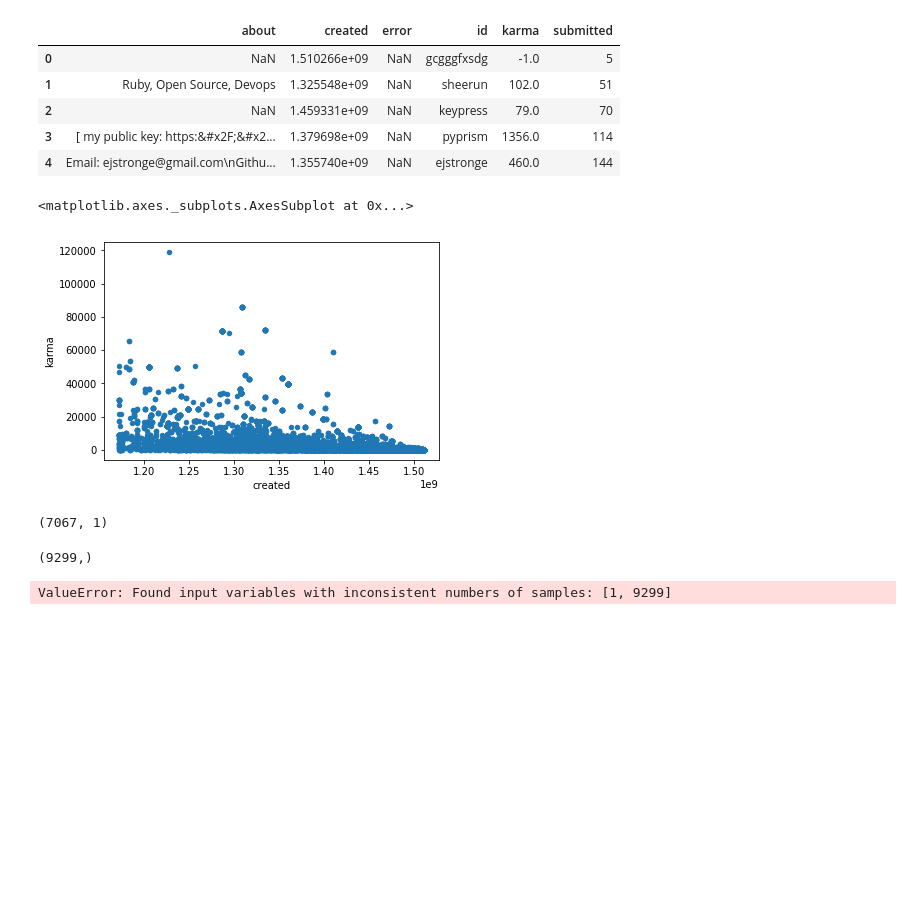
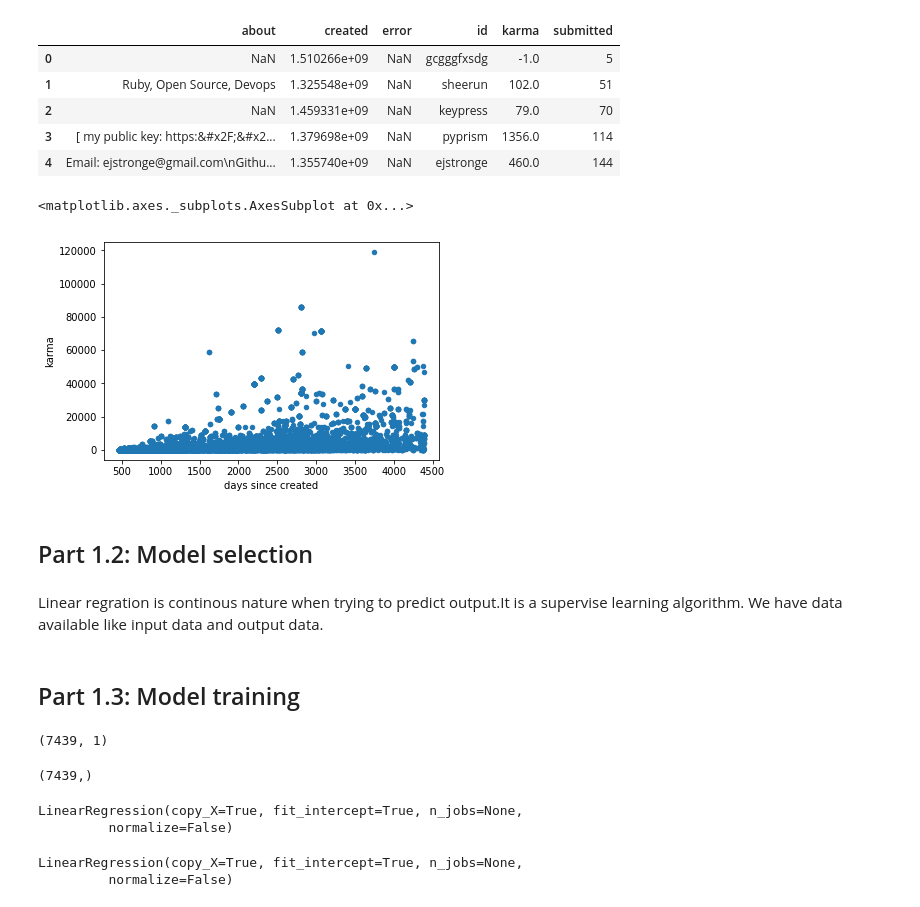
Before and after one commit to OnkelDunkel/AIAssignment1, a Jupyter notebook: Another final.ipynb, the cells around one changed output. Saved outputs shown, nothing was run; the diff lists cells and outputs as text; code cells hidden in the pictures; blank space fills up the shorter version.

```diff
--- a/Another final.ipynb
+++ b/Another final.ipynb
@@ -19,35 +17,64 @@ data = data[data['created'].notnull()]
+# %%
+data = data[data['created'].notnull()]
+
+import datetime
+now = datetime.datetime.now()
+def get_time_since_creation(created):
+    try:
+        i = int(created)
+        create_date = datetime.datetime.fromtimestamp(i)
+        return (now - create_date).days
+    except ValueError:
+        print('Not an integer')
+        print(created)
+
+data['days since created'] = data.apply(
+    lambda row: get_time_since_creation(row['created']), axis=1
+)
 # %%
 %matplotlib inline
-data.plot.scatter(x="created", y="karma")
+data.plot.scatter(x="days since created", y="karma")
 # %% [output]
 <matplotlib.axes._subplots.AxesSubplot at 0x...>
-[figure, old version]
+[figure, new version]
+# %% [markdown]
+## Part 1.2: Model selection
+# %% [markdown]
+Linear regration is continous nature when trying to predict output.It is a supervise learning algorithm. We have data available like input data and output data.
+# %% [markdown]
+## Part 1.3: Model training
 # %%
 import numpy as np
 from sklearn.model_selection import train_test_split
 
-xs = data["created"]
+xs = data["days since created"]
 ys = data["karma"]
 
 x_train, x_test, y_train, y_test = train_test_split(
-    xs, ys, test_size=0.24, random_state=42
+    xs, ys, test_size=0.20, random_state=42
 )
 
 xs_reshape = np.array(x_train).reshape(-1, 1)
 xs_reshape.shape
 # %% [output]
-(7067, 1)
+(7439, 1)
 # %%
-ys.shape
+y_train.shape
 # %% [output]
-(9299,)
+(7439,)
-# %%
-import sklearn.linear_model
-
-model = linear_model.LogisticRegression()
-model.fit(xs_reshape, ys)
-# %% [output]
-ValueError: Found input variables with inconsistent numbers of samples: [1, 9299]
+# %%
+from sklearn.linear_model import LinearRegression
+
+model = LinearRegression()
+model
+# %% [output]
+LinearRegression(copy_X=True, fit_intercept=True, n_jobs=None,
+         normalize=False)
+# %%
+model.fit(xs_reshape, y_train)
+# %% [output]
+LinearRegression(copy_X=True, fit_intercept=True, n_jobs=None,
+         normalize=False)
 # %%
 model.coef_
 # %% [output]
```
Also changed, not shown: parts of 12 cells of this notebook.
